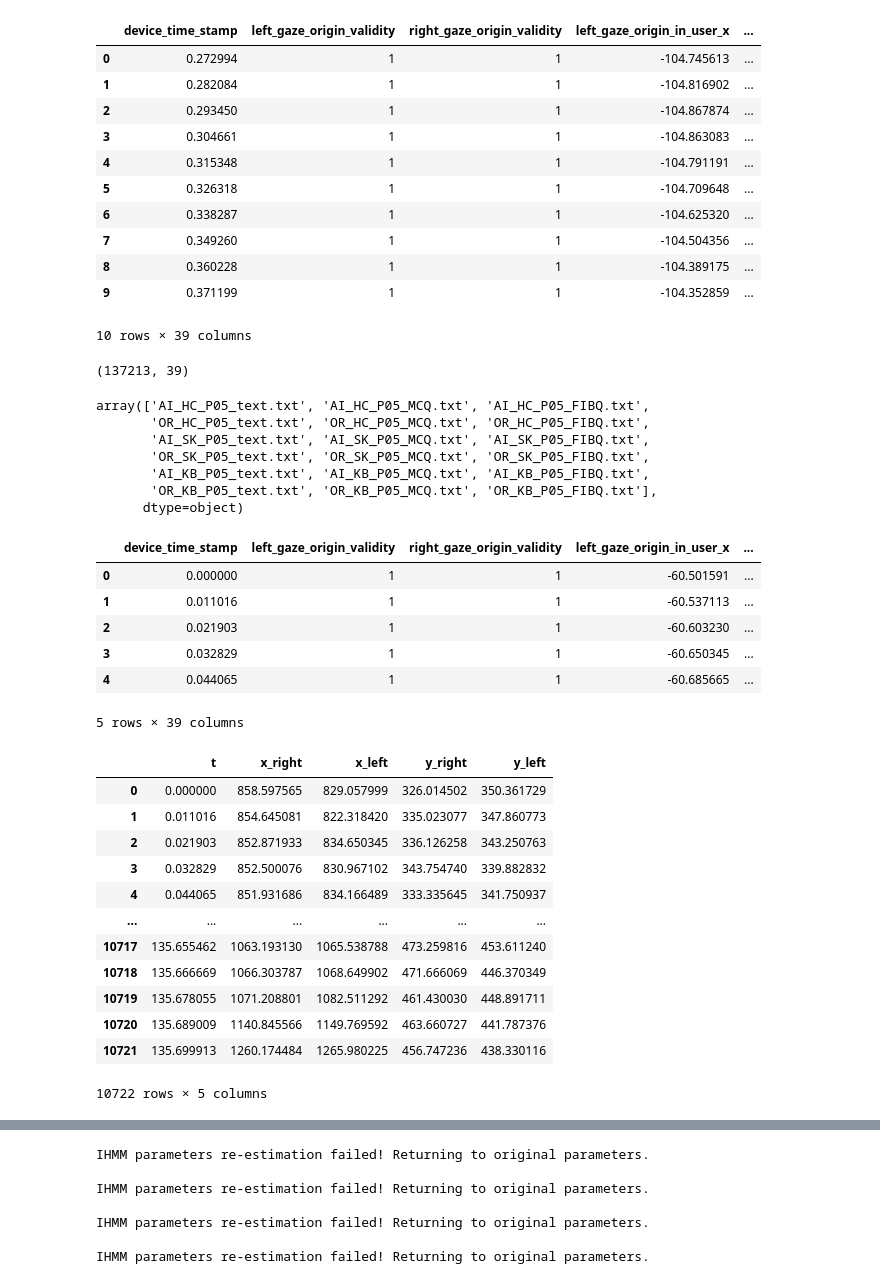
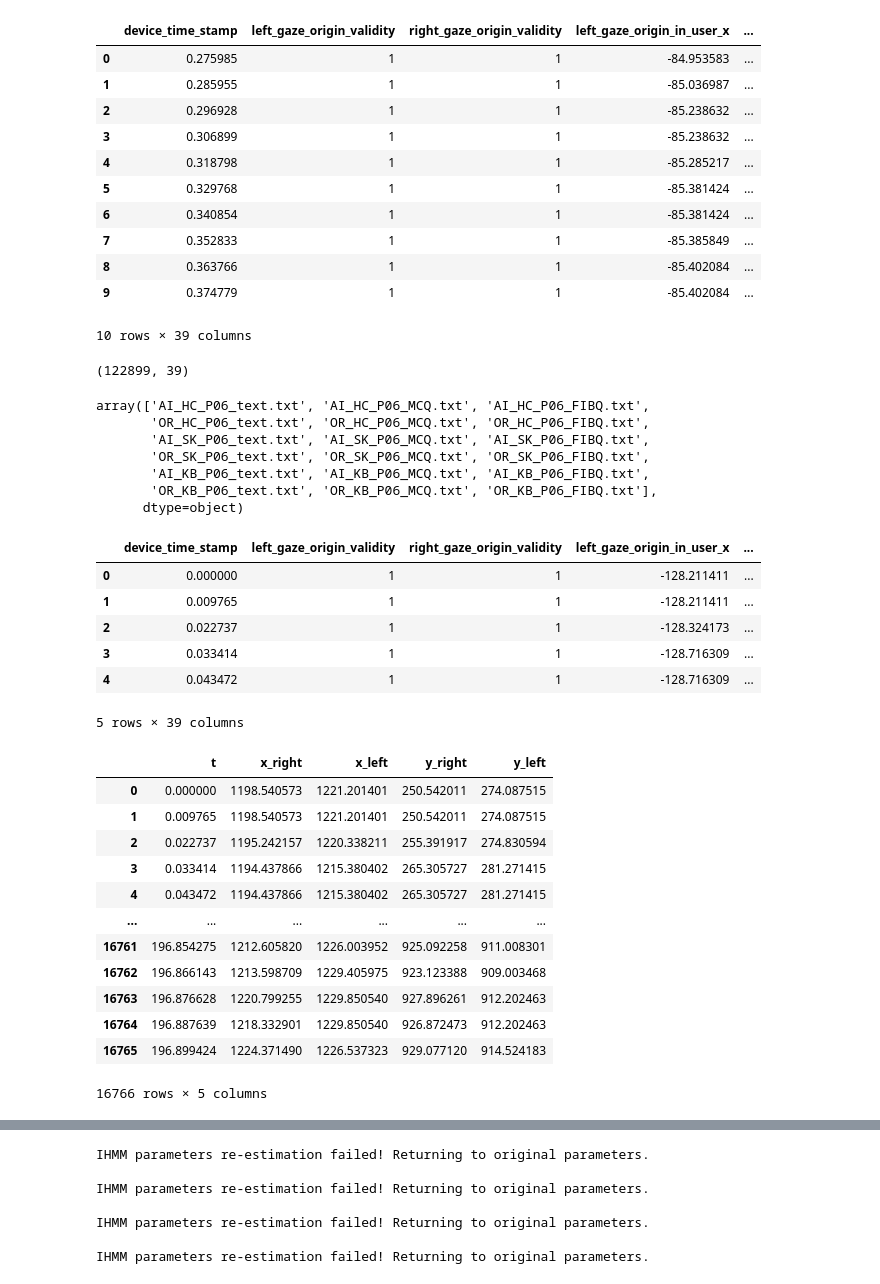
Before and after one commit to slayervictor/Fagpakkeprojekt-Eyes-Modelling, a Jupyter notebook: eye_tracking_expiriment/data_extraction.ipynb, the cells around one changed output, grey strips where cells are left out. Cells and saved outputs as stored; diff of their text form; code cells hidden in the pictures.

```diff
--- a/eye_tracking_expiriment/data_extraction.ipynb
+++ b/eye_tracking_expiriment/data_extraction.ipynb
@@ -12,36 +12,36 @@ testperson = 16
 # %%
 warnings.filterwarnings('ignore')
-gaze = pd.read_csv("../eye_tracking_expiriment\data\gaze_data_Christian_16.csv")
+gaze = pd.read_csv("../eye_tracking_expiriment\data\gaze_data_Filip_17.csv")
 gaze.head(10)
 # %% [output]
 |  | device_time_stamp | left_gaze_origin_validity | right_gaze_origin_validity | left_gaze_origin_in_user_x | ... |
-| 0 | 0.272994 | 1 | 1 | -104.745613 | ... |
-| 1 | 0.282084 | 1 | 1 | -104.816902 | ... |
-| 2 | 0.293450 | 1 | 1 | -104.867874 | ... |
-| 3 | 0.304661 | 1 | 1 | -104.863083 | ... |
-| 4 | 0.315348 | 1 | 1 | -104.791191 | ... |
-| 5 | 0.326318 | 1 | 1 | -104.709648 | ... |
-| 6 | 0.338287 | 1 | 1 | -104.625320 | ... |
-| 7 | 0.349260 | 1 | 1 | -104.504356 | ... |
-| 8 | 0.360228 | 1 | 1 | -104.389175 | ... |
-| 9 | 0.371199 | 1 | 1 | -104.352859 | ... |
+| 0 | 0.275985 | 1 | 1 | -84.953583 | ... |
+| 1 | 0.285955 | 1 | 1 | -85.036987 | ... |
+| 2 | 0.296928 | 1 | 1 | -85.238632 | ... |
+| 3 | 0.306899 | 1 | 1 | -85.238632 | ... |
+| 4 | 0.318798 | 1 | 1 | -85.285217 | ... |
+| 5 | 0.329768 | 1 | 1 | -85.381424 | ... |
+| 6 | 0.340854 | 1 | 1 | -85.381424 | ... |
+| 7 | 0.352833 | 1 | 1 | -85.385849 | ... |
+| 8 | 0.363766 | 1 | 1 | -85.402084 | ... |
+| 9 | 0.374779 | 1 | 1 | -85.402084 | ... |
 10 rows × 39 columns
 # %%
 gaze = gaze.dropna()
 gaze.reset_index(drop=True, inplace=True)
 gaze.shape
 # %% [output]
-(137213, 39)
+(122899, 39)
 # %%
 un = gaze["text_file"].unique()
 un
 # %% [output]
-array(['AI_HC_P05_text.txt', 'AI_HC_P05_MCQ.txt', 'AI_HC_P05_FIBQ.txt',
-       'OR_HC_P05_text.txt', 'OR_HC_P05_MCQ.txt', 'OR_HC_P05_FIBQ.txt',
-       'AI_SK_P05_text.txt', 'AI_SK_P05_MCQ.txt', 'AI_SK_P05_FIBQ.txt',
-       'OR_SK_P05_text.txt', 'OR_SK_P05_MCQ.txt', 'OR_SK_P05_FIBQ.txt',
-       'AI_KB_P05_text.txt', 'AI_KB_P05_MCQ.txt', 'AI_KB_P05_FIBQ.txt',
-       'OR_KB_P05_text.txt', 'OR_KB_P05_MCQ.txt', 'OR_KB_P05_FIBQ.txt'],
+array(['AI_HC_P06_text.txt', 'AI_HC_P06_MCQ.txt', 'AI_HC_P06_FIBQ.txt',
+       'OR_HC_P06_text.txt', 'OR_HC_P06_MCQ.txt', 'OR_HC_P06_FIBQ.txt',
+       'AI_SK_P06_text.txt', 'AI_SK_P06_MCQ.txt', 'AI_SK_P06_FIBQ.txt',
+       'OR_SK_P06_text.txt', 'OR_SK_P06_MCQ.txt', 'OR_SK_P06_FIBQ.txt',
+       'AI_KB_P06_text.txt', 'AI_KB_P06_MCQ.txt', 'AI_KB_P06_FIBQ.txt',
+       'OR_KB_P06_text.txt', 'OR_KB_P06_MCQ.txt', 'OR_KB_P06_FIBQ.txt'],
       dtype=object)
 # %%
 im_HC_AI = gaze[(gaze["Label"] == "Immersive") & (gaze["text_file"] == un[0])]
@@ -65,11 +65,11 @@ im_KB_OR["device_time_stamp"] = im_KB_OR["device_time_stamp"] - im_KB_OR["device
 im_SK_OR.head(5)
 # %% [output]
 |  | device_time_stamp | left_gaze_origin_validity | right_gaze_origin_validity | left_gaze_origin_in_user_x | ... |
-| 0 | 0.000000 | 1 | 1 | -60.501591 | ... |
-| 1 | 0.011016 | 1 | 1 | -60.537113 | ... |
-| 2 | 0.021903 | 1 | 1 | -60.603230 | ... |
-| 3 | 0.032829 | 1 | 1 | -60.650345 | ... |
-| 4 | 0.044065 | 1 | 1 | -60.685665 | ... |
+| 0 | 0.000000 | 1 | 1 | -128.211411 | ... |
+| 1 | 0.009765 | 1 | 1 | -128.211411 | ... |
+| 2 | 0.022737 | 1 | 1 | -128.324173 | ... |
+| 3 | 0.033414 | 1 | 1 | -128.716309 | ... |
+| 4 | 0.043472 | 1 | 1 | -128.716309 | ... |
 5 rows × 39 columns
 # %%
 left_x = im_SK_OR['left_gaze_point_on_display_area_x']*2560
@@ -81,18 +81,18 @@ eyes = pd.DataFrame({'t': t, 'x_right': right_x, 'x_left': left_x, 'y_right': ri
 eyes
 # %% [output]
 |  | t | x_right | x_left | y_right | y_left |
-| 0 | 0.000000 | 858.597565 | 829.057999 | 326.014502 | 350.361729 |
-| 1 | 0.011016 | 854.645081 | 822.318420 | 335.023077 | 347.860773 |
-| 2 | 0.021903 | 852.871933 | 834.650345 | 336.126258 | 343.250763 |
-| 3 | 0.032829 | 852.500076 | 830.967102 | 343.754740 | 339.882832 |
-| 4 | 0.044065 | 851.931686 | 834.166489 | 333.335645 | 341.750937 |
+| 0 | 0.000000 | 1198.540573 | 1221.201401 | 250.542011 | 274.087515 |
+| 1 | 0.009765 | 1198.540573 | 1221.201401 | 250.542011 | 274.087515 |
+| 2 | 0.022737 | 1195.242157 | 1220.338211 | 255.391917 | 274.830594 |
+| 3 | 0.033414 | 1194.437866 | 1215.380402 | 265.305727 | 281.271415 |
+| 4 | 0.043472 | 1194.437866 | 1215.380402 | 265.305727 | 281.271415 |
 | ... | ... | ... | ... | ... | ... |
-| 10717 | 135.655462 | 1063.193130 | 1065.538788 | 473.259816 | 453.611240 |
-| 10718 | 135.666669 | 1066.303787 | 1068.649902 | 471.666069 | 446.370349 |
-| 10719 | 135.678055 | 1071.208801 | 1082.511292 | 461.430030 | 448.891711 |
-| 10720 | 135.689009 | 1140.845566 | 1149.769592 | 463.660727 | 441.787376 |
-| 10721 | 135.699913 | 1260.174484 | 1265.980225 | 456.747236 | 438.330116 |
+| 16761 | 196.854275 | 1212.605820 | 1226.003952 | 925.092258 | 911.008301 |
+| 16762 | 196.866143 | 1213.598709 | 1229.405975 | 923.123388 | 909.003468 |
+| 16763 | 196.876628 | 1220.799255 | 1229.850540 | 927.896261 | 912.202463 |
+| 16764 | 196.887639 | 1218.332901 | 1229.850540 | 926.872473 | 912.202463 |
+| 16765 | 196.899424 | 1224.371490 | 1226.537323 | 929.077120 | 914.524183 |
-10722 rows × 5 columns
+16766 rows × 5 columns
 # %%
 f, axes = plt.subplots(2, 1, figsize=(15, 8))
 
```
Also changed, not shown: parts of 7 cells of this notebook, 2 other files.
